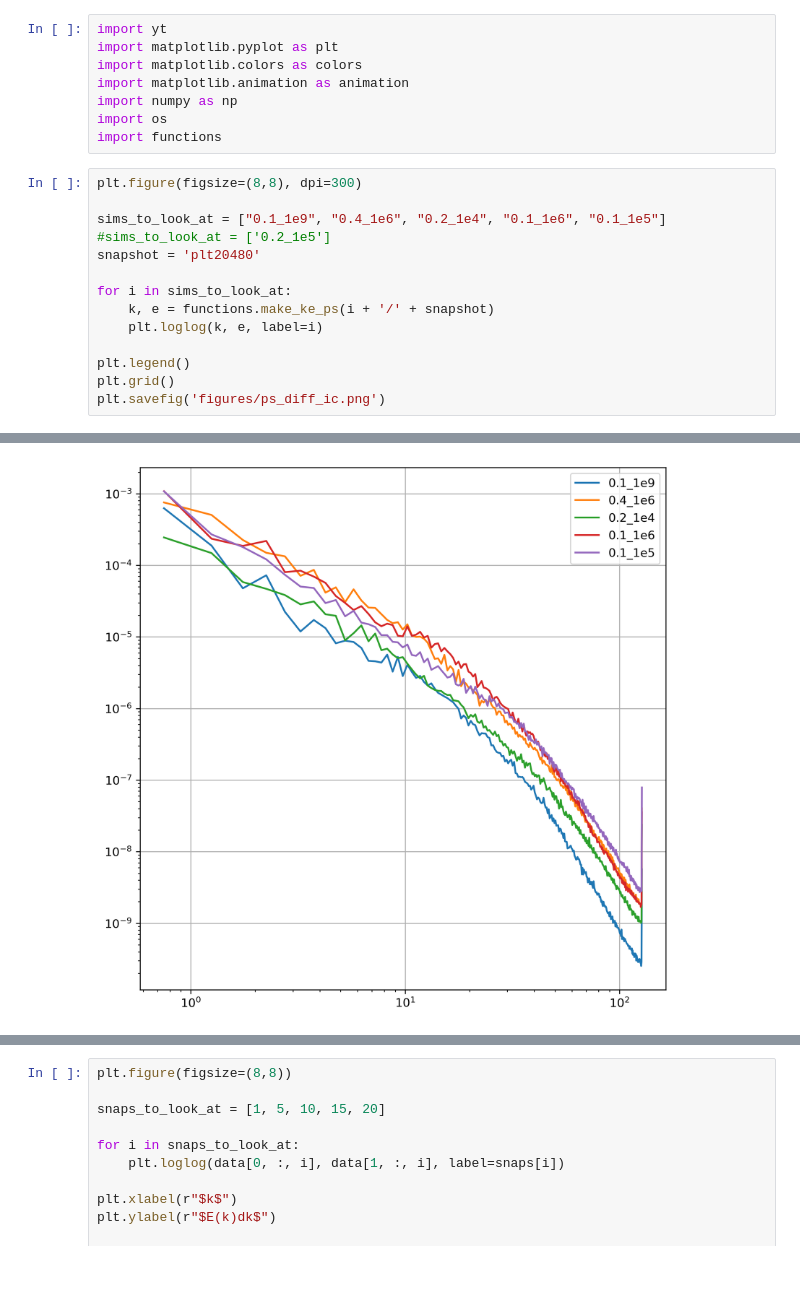
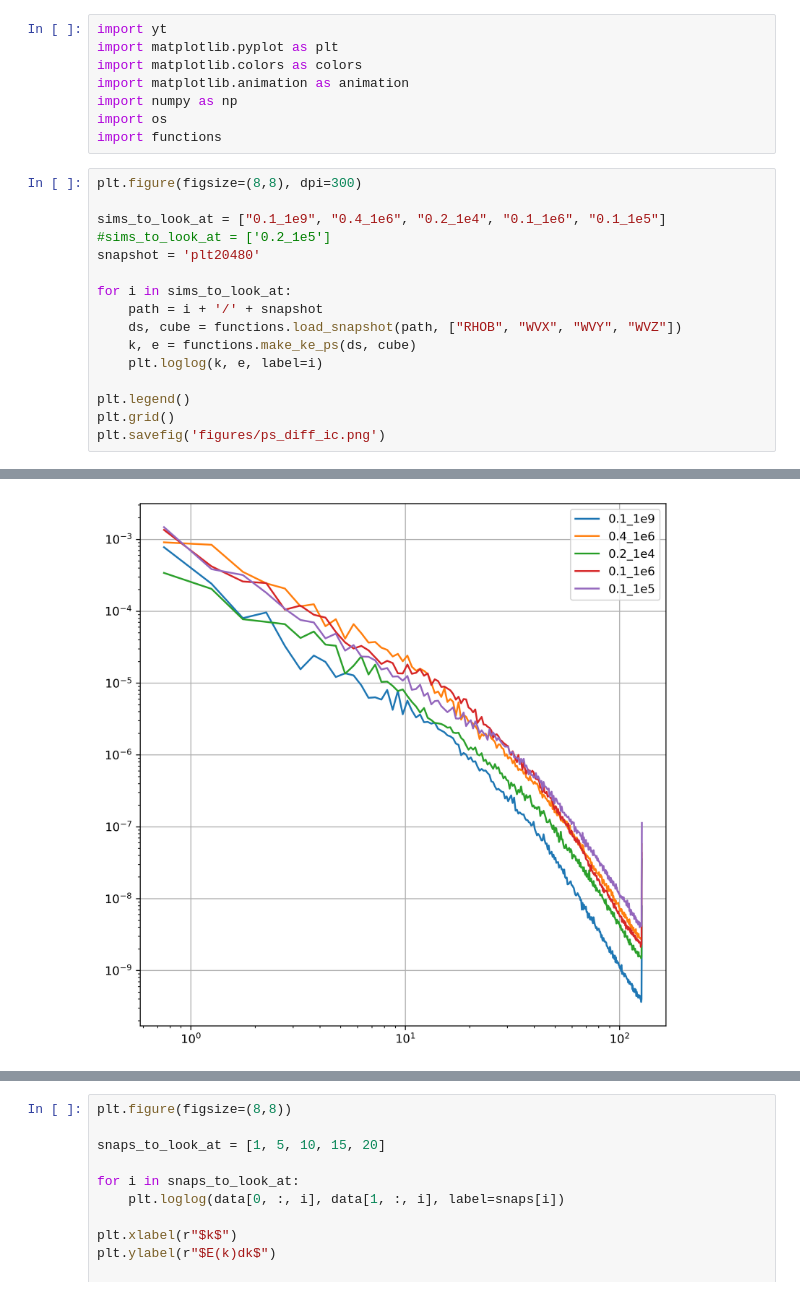
Before and after one commit to Anur-R/RMHD-Odin, a Jupyter notebook: power spectra.ipynb, the cells around one changed output, grey strips where cells are left out. Cells and saved outputs as stored; diff of their text form.

```diff
--- a/power spectra.ipynb
+++ b/power spectra.ipynb
@@ -14,7 +14,9 @@ sims_to_look_at = ["0.1_1e9", "0.4_1e6", "0.2_1e4", "0.1_1e6", "0.1_1e5"]
 snapshot = 'plt20480'
 
 for i in sims_to_look_at:
-    k, e = functions.make_ke_ps(i + '/' + snapshot)
+    path = i + '/' + snapshot
+    ds, cube = functions.load_snapshot(path, ["RHOB", "WVX", "WVY", "WVZ"])
+    k, e = functions.make_ke_ps(ds, cube)
     plt.loglog(k, e, label=i)
 
 plt.legend()
@@ -44,2 +46,2 @@ yt : [INFO     ] 2024-06-28 16:25:24,111 Parameters: domain_right_edge         =
-[figure, old version]
+[figure, new version]
 # %%
```
Also changed, not shown: parts of 3 cells of this notebook, 1 other file.
